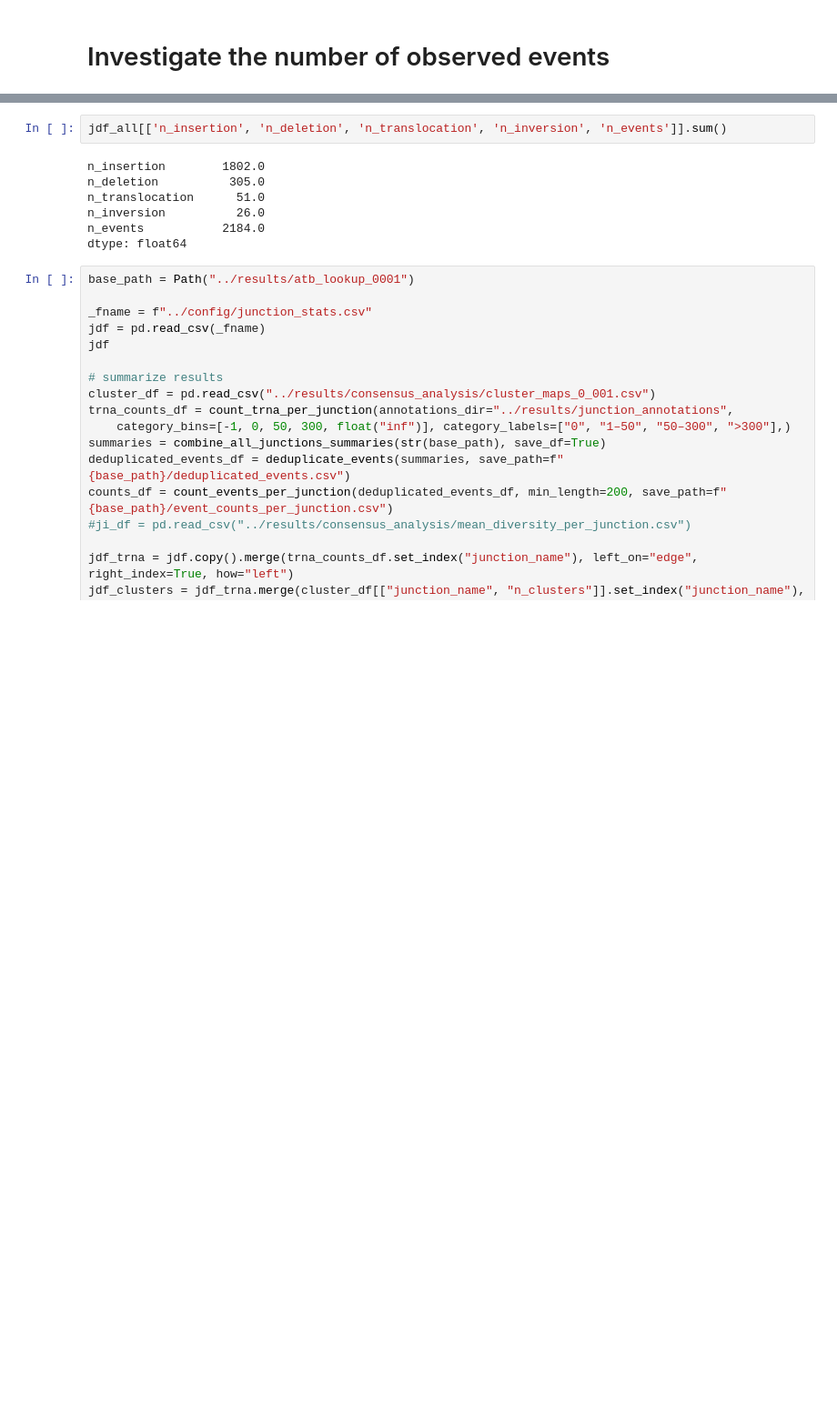
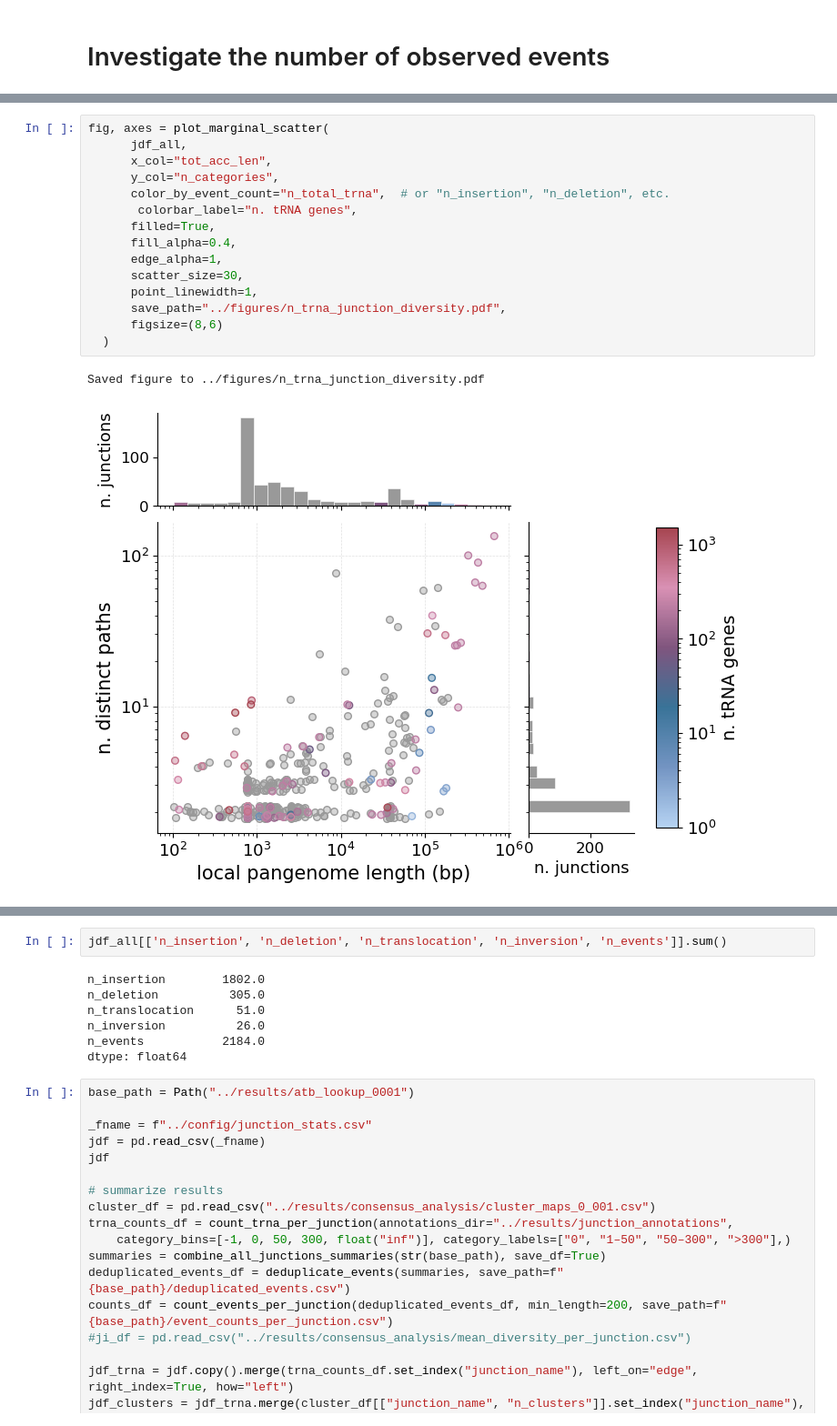
Before and after one commit to marie3003/junction_dataset, a Jupyter notebook: explore/n_events.ipynb, the cells around one changed output, grey strips where cells are left out. Shown at 91% size. Cells and saved outputs as stored; diff of their text form; blank space fills up the shorter version.

```diff
--- a/explore/n_events.ipynb
+++ b/explore/n_events.ipynb
@@ -91,0 +252,18 @@ Saved event counts to ../results/atb_lookup/event_counts_per_junction.csv
+# %%
+fig, axes = plot_marginal_scatter(
+      jdf_all,
+      x_col="tot_acc_len",
+      y_col="n_categories",
+      color_by_event_count="n_total_trna",  # or "n_insertion", "n_deletion", etc.
+       colorbar_label="n. tRNA genes",
+      filled=True,
+      fill_alpha=0.4,
+      edge_alpha=1,
+      scatter_size=30,
+      point_linewidth=1,
+      save_path="../figures/n_trna_junction_diversity.pdf",
+      figsize=(8,6)
+  )
+# %% [output]
+Saved figure to ../figures/n_trna_junction_diversity.pdf
+[figure, added]
```
Also changed, not shown: parts of 40 cells of this notebook, 8 other files.
